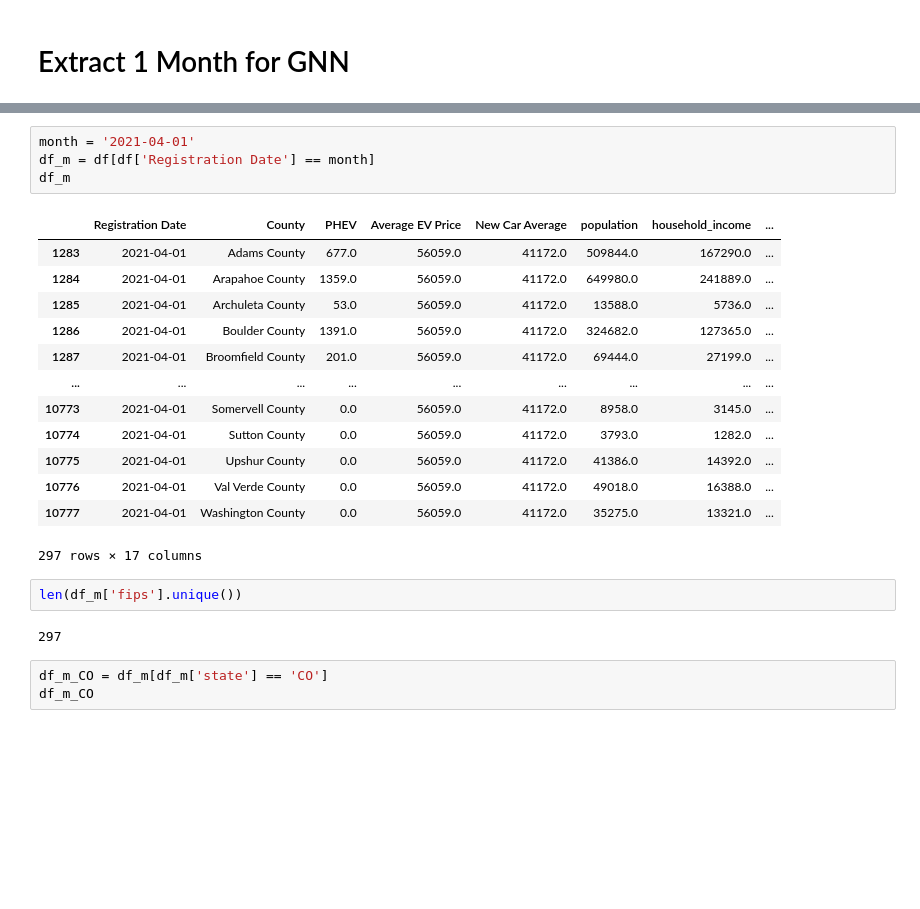
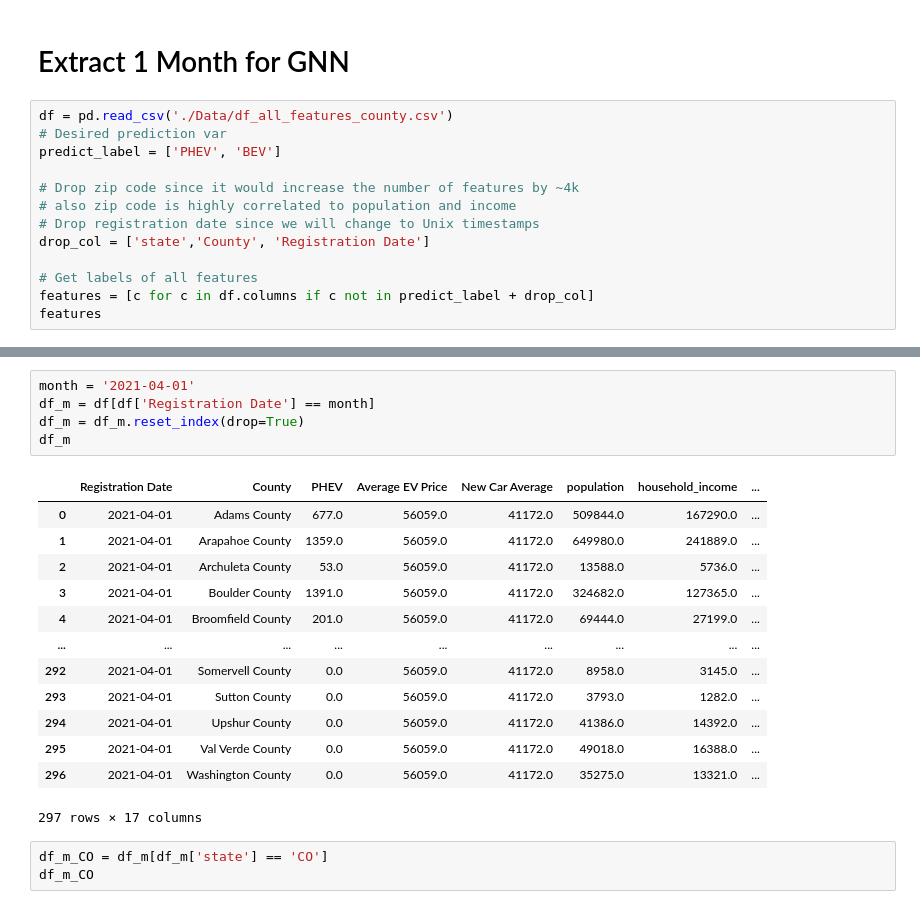
Before and after one commit to shakesy94/ev_adoption_ml, a Jupyter notebook: Preprocessing and Featurization.ipynb, the cells around one changed output, grey strips where cells are left out. Saved outputs shown, nothing was run; the diff lists cells and outputs as text; blank space fills up the shorter version.

```diff
--- a/Preprocessing and Featurization.ipynb
+++ b/Preprocessing and Featurization.ipynb
@@ -525,3 +525,16 @@ df
 11089 rows × 17 columns
 # %% [markdown]
 # Extract 1 Month for GNN
+# %%
+df = pd.read_csv('./Data/df_all_features_county.csv')
+# Desired prediction var
+predict_label = ['PHEV', 'BEV']
+
+# Drop zip code since it would increase the number of features by ~4k
+# also zip code is highly correlated to population and income
+# Drop registration date since we will change to Unix timestamps
+drop_col = ['state','County', 'Registration Date']
+
+# Get labels of all features
+features = [c for c in df.columns if c not in predict_label + drop_col]
+features
@@ -528,25 +570,22 @@ df
 # %%
 month = '2021-04-01'
 df_m = df[df['Registration Date'] == month]
+df_m = df_m.reset_index(drop=True)
 df_m
 # %% [output]
 |  | Registration Date | County | PHEV | Average EV Price | New Car Average | population | household_income | ... |
-| 1283 | 2021-04-01 | Adams County | 677.0 | 56059.0 | 41172.0 | 509844.0 | 167290.0 | ... |
-| 1284 | 2021-04-01 | Arapahoe County | 1359.0 | 56059.0 | 41172.0 | 649980.0 | 241889.0 | ... |
-| 1285 | 2021-04-01 | Archuleta County | 53.0 | 56059.0 | 41172.0 | 13588.0 | 5736.0 | ... |
-| 1286 | 2021-04-01 | Boulder County | 1391.0 | 56059.0 | 41172.0 | 324682.0 | 127365.0 | ... |
-| 1287 | 2021-04-01 | Broomfield County | 201.0 | 56059.0 | 41172.0 | 69444.0 | 27199.0 | ... |
+| 0 | 2021-04-01 | Adams County | 677.0 | 56059.0 | 41172.0 | 509844.0 | 167290.0 | ... |
+| 1 | 2021-04-01 | Arapahoe County | 1359.0 | 56059.0 | 41172.0 | 649980.0 | 241889.0 | ... |
+| 2 | 2021-04-01 | Archuleta County | 53.0 | 56059.0 | 41172.0 | 13588.0 | 5736.0 | ... |
+| 3 | 2021-04-01 | Boulder County | 1391.0 | 56059.0 | 41172.0 | 324682.0 | 127365.0 | ... |
+| 4 | 2021-04-01 | Broomfield County | 201.0 | 56059.0 | 41172.0 | 69444.0 | 27199.0 | ... |
 | ... | ... | ... | ... | ... | ... | ... | ... | ... |
-| 10773 | 2021-04-01 | Somervell County | 0.0 | 56059.0 | 41172.0 | 8958.0 | 3145.0 | ... |
-| 10774 | 2021-04-01 | Sutton County | 0.0 | 56059.0 | 41172.0 | 3793.0 | 1282.0 | ... |
-| 10775 | 2021-04-01 | Upshur County | 0.0 | 56059.0 | 41172.0 | 41386.0 | 14392.0 | ... |
-| 10776 | 2021-04-01 | Val Verde County | 0.0 | 56059.0 | 41172.0 | 49018.0 | 16388.0 | ... |
-| 10777 | 2021-04-01 | Washington County | 0.0 | 56059.0 | 41172.0 | 35275.0 | 13321.0 | ... |
+| 292 | 2021-04-01 | Somervell County | 0.0 | 56059.0 | 41172.0 | 8958.0 | 3145.0 | ... |
+| 293 | 2021-04-01 | Sutton County | 0.0 | 56059.0 | 41172.0 | 3793.0 | 1282.0 | ... |
+| 294 | 2021-04-01 | Upshur County | 0.0 | 56059.0 | 41172.0 | 41386.0 | 14392.0 | ... |
+| 295 | 2021-04-01 | Val Verde County | 0.0 | 56059.0 | 41172.0 | 49018.0 | 16388.0 | ... |
+| 296 | 2021-04-01 | Washington County | 0.0 | 56059.0 | 41172.0 | 35275.0 | 13321.0 | ... |
 297 rows × 17 columns
-# %%
-len(df_m['fips'].unique())
-# %% [output]
-297
 # %%
 df_m_CO = df_m[df_m['state'] == 'CO']
 df_m_CO
```
Also changed, not shown: parts of 6 cells of this notebook, 2 other files.
